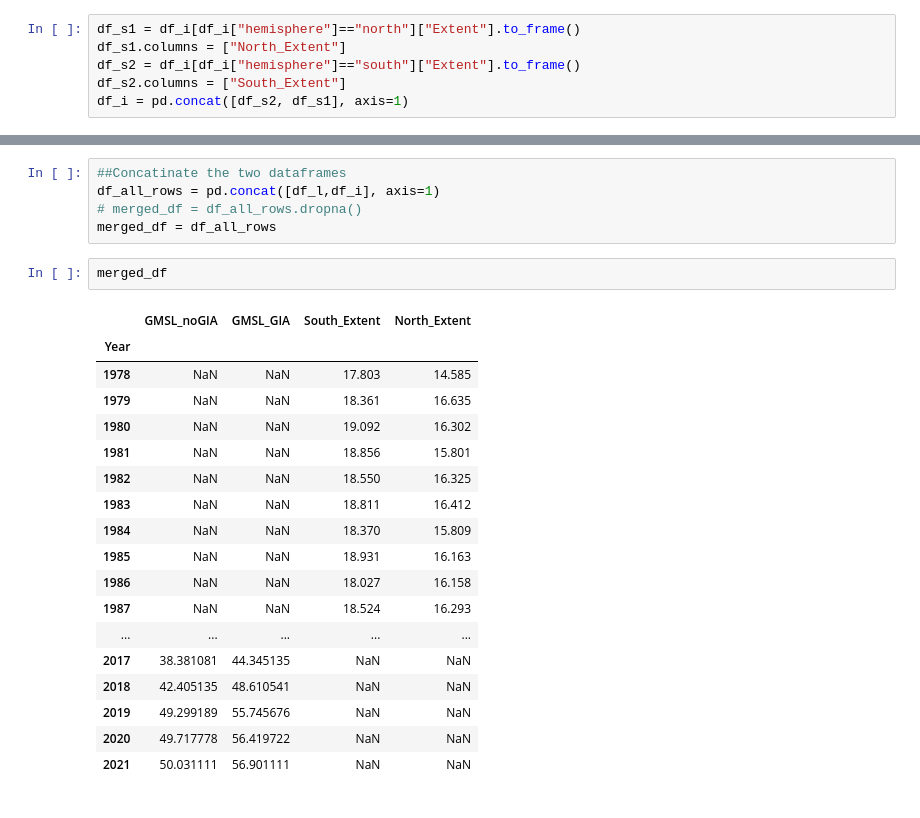
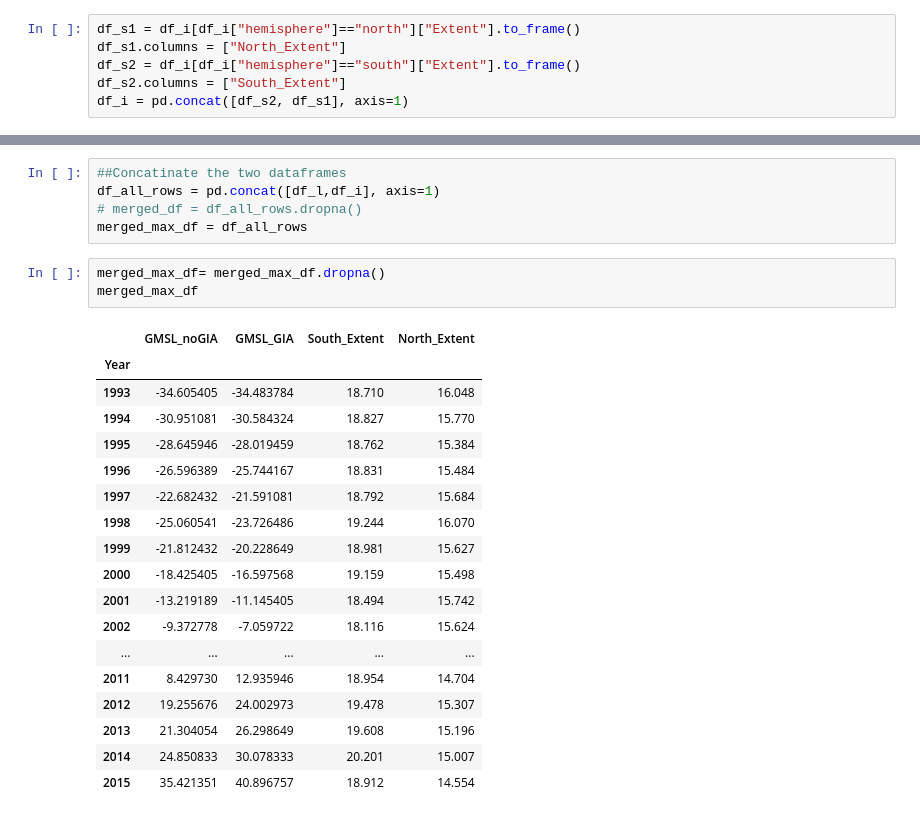
Before and after one commit to Dmccullor/climate_change_gp, a Jupyter notebook: sea_ice_sea_levels.ipynb, the cells around one changed output, grey strips where cells are left out. Cells and saved outputs as stored; diff of their text form.

```diff
--- a/sea_ice_sea_levels.ipynb
+++ b/sea_ice_sea_levels.ipynb
@@ -97,26 +87,27 @@ df_i.hvplot()
 ##Concatinate the two dataframes
 df_all_rows = pd.concat([df_l,df_i], axis=1)
 # merged_df = df_all_rows.dropna()
-merged_df = df_all_rows
+merged_max_df = df_all_rows
 # %%
-merged_df
+merged_max_df= merged_max_df.dropna()
+merged_max_df
 # %% [output]
 |  | GMSL_noGIA | GMSL_GIA | South_Extent | North_Extent |
 | Year |  |  |  |  |
-| 1978 | NaN | NaN | 17.803 | 14.585 |
-| 1979 | NaN | NaN | 18.361 | 16.635 |
-| 1980 | NaN | NaN | 19.092 | 16.302 |
-| 1981 | NaN | NaN | 18.856 | 15.801 |
-| 1982 | NaN | NaN | 18.550 | 16.325 |
-| 1983 | NaN | NaN | 18.811 | 16.412 |
-| 1984 | NaN | NaN | 18.370 | 15.809 |
-| 1985 | NaN | NaN | 18.931 | 16.163 |
-| 1986 | NaN | NaN | 18.027 | 16.158 |
-| 1987 | NaN | NaN | 18.524 | 16.293 |
+| 1993 | -34.605405 | -34.483784 | 18.710 | 16.048 |
+| 1994 | -30.951081 | -30.584324 | 18.827 | 15.770 |
+| 1995 | -28.645946 | -28.019459 | 18.762 | 15.384 |
+| 1996 | -26.596389 | -25.744167 | 18.831 | 15.484 |
+| 1997 | -22.682432 | -21.591081 | 18.792 | 15.684 |
+| 1998 | -25.060541 | -23.726486 | 19.244 | 16.070 |
+| 1999 | -21.812432 | -20.228649 | 18.981 | 15.627 |
+| 2000 | -18.425405 | -16.597568 | 19.159 | 15.498 |
+| 2001 | -13.219189 | -11.145405 | 18.494 | 15.742 |
+| 2002 | -9.372778 | -7.059722 | 18.116 | 15.624 |
 | ... | ... | ... | ... | ... |
-| 2017 | 38.381081 | 44.345135 | NaN | NaN |
-| 2018 | 42.405135 | 48.610541 | NaN | NaN |
-| 2019 | 49.299189 | 55.745676 | NaN | NaN |
-| 2020 | 49.717778 | 56.419722 | NaN | NaN |
-| 2021 | 50.031111 | 56.901111 | NaN | NaN |
+| 2011 | 8.429730 | 12.935946 | 18.954 | 14.704 |
+| 2012 | 19.255676 | 24.002973 | 19.478 | 15.307 |
+| 2013 | 21.304054 | 26.298649 | 19.608 | 15.196 |
+| 2014 | 24.850833 | 30.078333 | 20.201 | 15.007 |
+| 2015 | 35.421351 | 40.896757 | 18.912 | 14.554 |
 # %%
```
Also changed, not shown: parts of 26 cells of this notebook, 4 other files.
